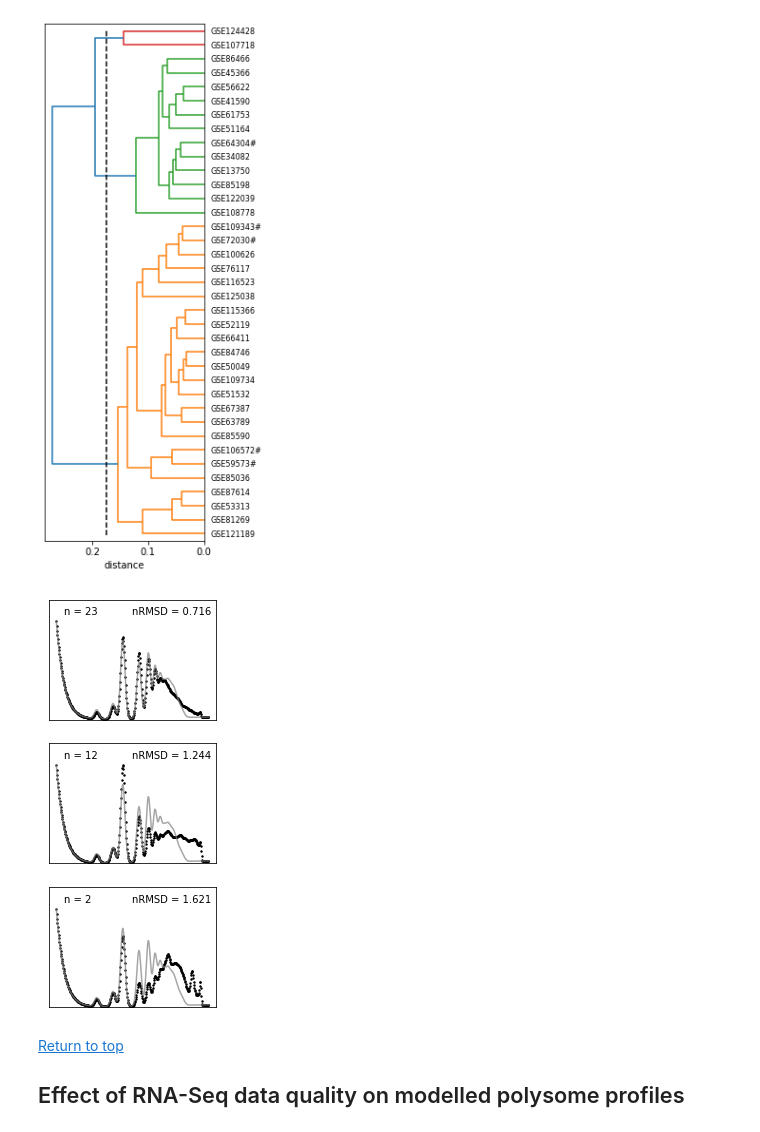
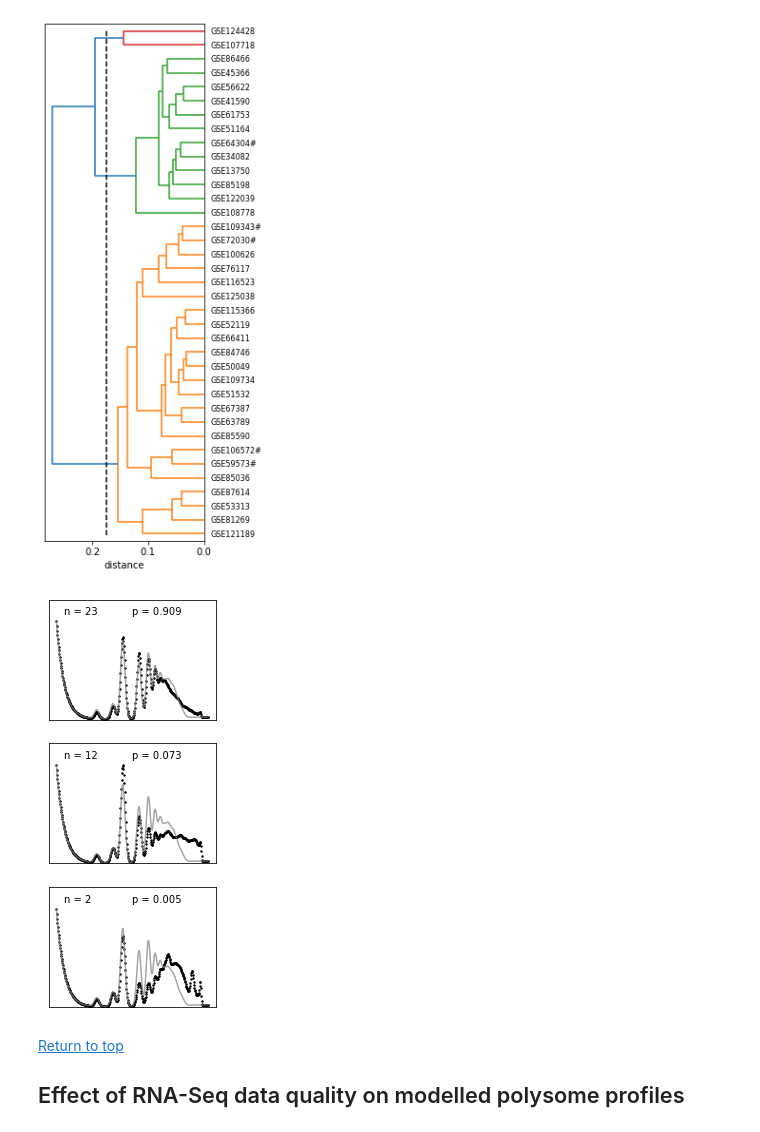
Before and after one commit to tobiasvonderhaar/polysomes, a Jupyter notebook: Figure 5 revised.ipynb, the cells around one changed output. Saved outputs shown, nothing was run; the diff lists cells and outputs as text; code cells hidden in the pictures.

```diff
--- a/Figure 5 revised.ipynb
+++ b/Figure 5 revised.ipynb
@@ -412,30 +412,27 @@ plt.show()
 # %%
 #prepare meta polysome plots by averaging peaks of individual clusters
 fig,ax = plt.subplots(len(np.unique(clusters)),1,figsize=(3,len(np.unique(clusters))*2.5))
 #process each cluster by number
 for cluster in np.unique(clusters):
     cluster_no = cluster -1
-    #select the peak volumess corresponding to this cluster
+    #select the peak volumes corresponding to this cluster
     these_traces = poly_array[clusters == cluster]
-    #calculate the nrmsd for these_traces
-    nrmsd_vals = []
-    for trace in these_traces:
-        nrmsd_vals.append(polyan.nrmsd_profile(trace,exp_peaks))
-    av_nrmsd = np.mean(nrmsd_vals)
     #calculate the average polysome profile for this cluster
     x,y = polyan.plot_poly(np.mean(these_traces,axis=0))
+    #calculate the prmsd for the average trace
+    av_prmsd = polyan.prmsd_profile(np.mean(these_traces,axis=0),exp_peaks)
     #plot along with reference
     ax[cluster_no].plot(x_ref,y_ref,c='grey',alpha=0.7)
     ax[cluster_no].scatter(x,y,s=2,c='black')
     ax[cluster_no].text(0.05,7,'n = ' + str(len(these_traces)))
-    ax[cluster_no].text(0.5,7,'nRMSD = %1.3f' % av_nrmsd)
+    ax[cluster_no].text(0.5,7,'p = %1.3f' % av_prmsd)
     ax[cluster_no].set_ylim((0,8))
     ax[cluster_no].set_yticks([])
     ax[cluster_no].set_xticks([])
 #plt.savefig('clusters.svg')
 plt.show()
 # %% [output]
-[figure, old version]
+[figure, new version]
 # %% [markdown]
 <a name='RNA_ref'></a>
 <a href='#home'>Return to top</a>
```
Also changed, not shown: parts of 2 cells of this notebook, 3 other files.
